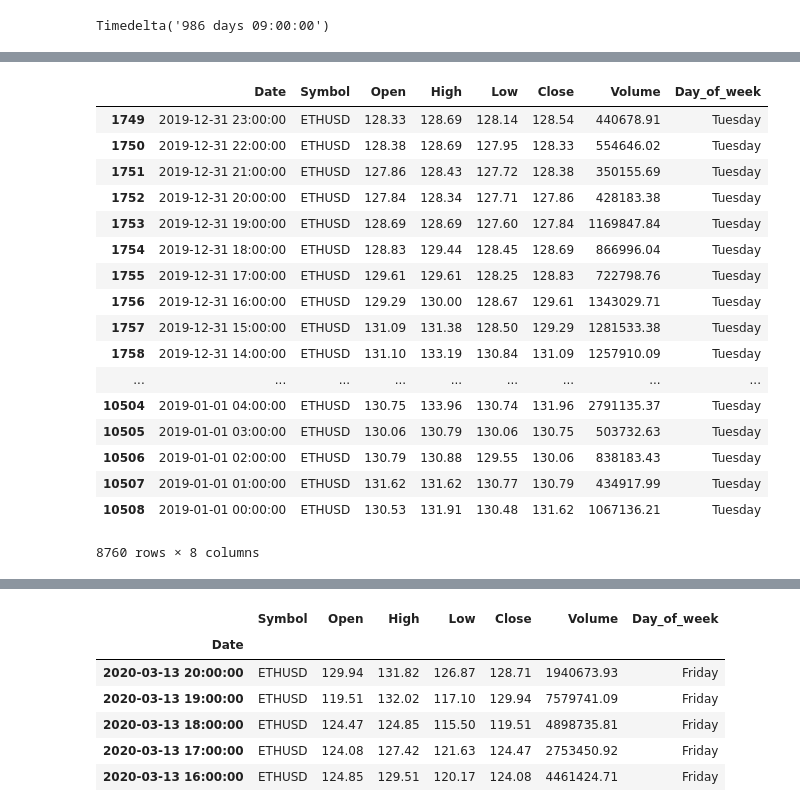
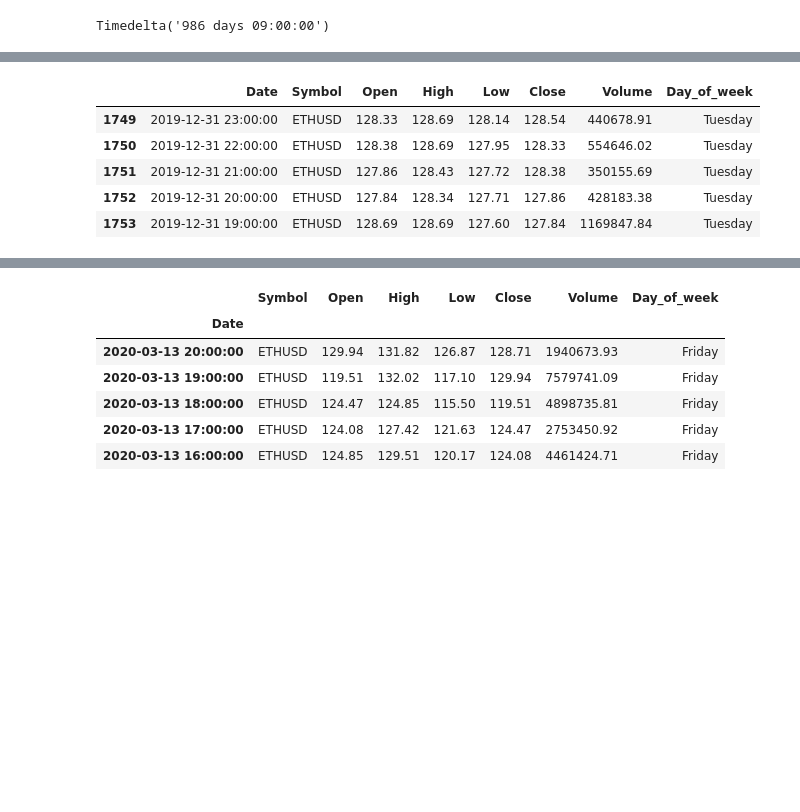
Before and after one commit to Martloni/Data_analysis, a Jupyter notebook: pyplot_matplotlib_and_pandas_notes.ipynb, the cells around one changed output, grey strips where cells are left out. Saved outputs shown, nothing was run; the diff lists cells and outputs as text; code cells hidden in the pictures; blank space fills up the shorter version.

Commit message:
Using pyplot, matplotlib, pandas to parse and get information from data

```diff
--- a/pyplot_matplotlib_and_pandas_notes.ipynb
+++ b/pyplot_matplotlib_and_pandas_notes.ipynb
@@ -1283,7 +1283,7 @@ Friday
 # %%
 #Another way to change your date string into python datetime object
 d_parser = lambda x: pd.datetime.strptime(x, '%Y-%m-%d %I-%p')
-crypto_df = pd.read_csv('./ETH_1h.csv', parse_dates=['Date'], date_parser=d_parser)
+crypto_df = pd.read_csv('./data_file_type/ETH_1h.csv', parse_dates=['Date'], date_parser=d_parser)
 # %%
 crypto_df.head()
 # %% [output]
@@ -1346,24 +1334,12 @@ crypto_df.loc[crypto_df['Date'] >= '2020']
 # %%
 #Using string to filter
-crypto_df.loc[(crypto_df['Date'] >= '2019') & (crypto_df['Date'] < '2020')]
+crypto_df.loc[(crypto_df['Date'] >= '2019') & (crypto_df['Date'] < '2020')].head()
 # %% [output]
 |  | Date | Symbol | Open | High | Low | Close | Volume | Day_of_week |
 | 1749 | 2019-12-31 23:00:00 | ETHUSD | 128.33 | 128.69 | 128.14 | 128.54 | 440678.91 | Tuesday |
 | 1750 | 2019-12-31 22:00:00 | ETHUSD | 128.38 | 128.69 | 127.95 | 128.33 | 554646.02 | Tuesday |
 | 1751 | 2019-12-31 21:00:00 | ETHUSD | 127.86 | 128.43 | 127.72 | 128.38 | 350155.69 | Tuesday |
 | 1752 | 2019-12-31 20:00:00 | ETHUSD | 127.84 | 128.34 | 127.71 | 127.86 | 428183.38 | Tuesday |
 | 1753 | 2019-12-31 19:00:00 | ETHUSD | 128.69 | 128.69 | 127.60 | 127.84 | 1169847.84 | Tuesday |
-| 1754 | 2019-12-31 18:00:00 | ETHUSD | 128.83 | 129.44 | 128.45 | 128.69 | 866996.04 | Tuesday |
-| 1755 | 2019-12-31 17:00:00 | ETHUSD | 129.61 | 129.61 | 128.25 | 128.83 | 722798.76 | Tuesday |
-| 1756 | 2019-12-31 16:00:00 | ETHUSD | 129.29 | 130.00 | 128.67 | 129.61 | 1343029.71 | Tuesday |
-| 1757 | 2019-12-31 15:00:00 | ETHUSD | 131.09 | 131.38 | 128.50 | 129.29 | 1281533.38 | Tuesday |
-| 1758 | 2019-12-31 14:00:00 | ETHUSD | 131.10 | 133.19 | 130.84 | 131.09 | 1257910.09 | Tuesday |
-| ... | ... | ... | ... | ... | ... | ... | ... | ... |
-| 10504 | 2019-01-01 04:00:00 | ETHUSD | 130.75 | 133.96 | 130.74 | 131.96 | 2791135.37 | Tuesday |
-| 10505 | 2019-01-01 03:00:00 | ETHUSD | 130.06 | 130.79 | 130.06 | 130.75 | 503732.63 | Tuesday |
-| 10506 | 2019-01-01 02:00:00 | ETHUSD | 130.79 | 130.88 | 129.55 | 130.06 | 838183.43 | Tuesday |
-| 10507 | 2019-01-01 01:00:00 | ETHUSD | 131.62 | 131.62 | 130.77 | 130.79 | 434917.99 | Tuesday |
-| 10508 | 2019-01-01 00:00:00 | ETHUSD | 130.53 | 131.91 | 130.48 | 131.62 | 1067136.21 | Tuesday |
-8760 rows × 8 columns
 # %%
 #Using date time function to filter
```
Also changed, not shown: parts of 7 cells of this notebook.
